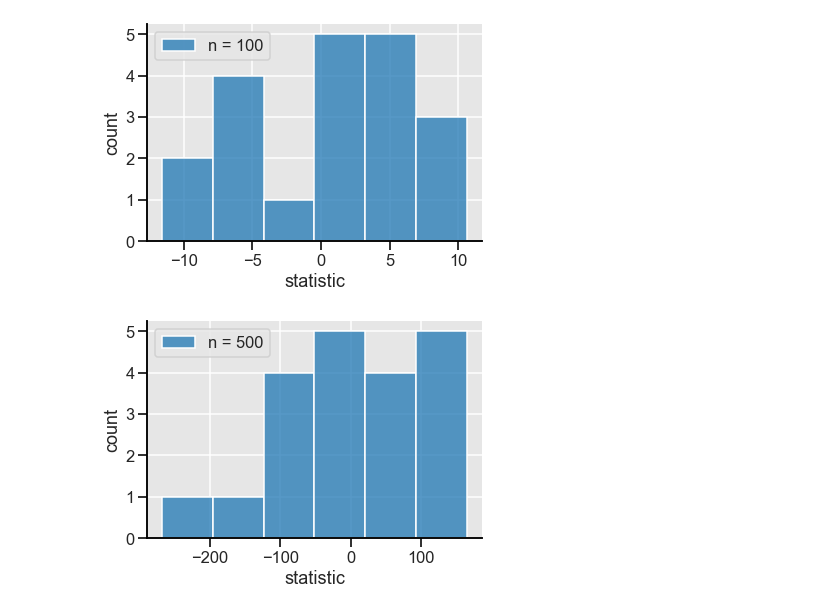
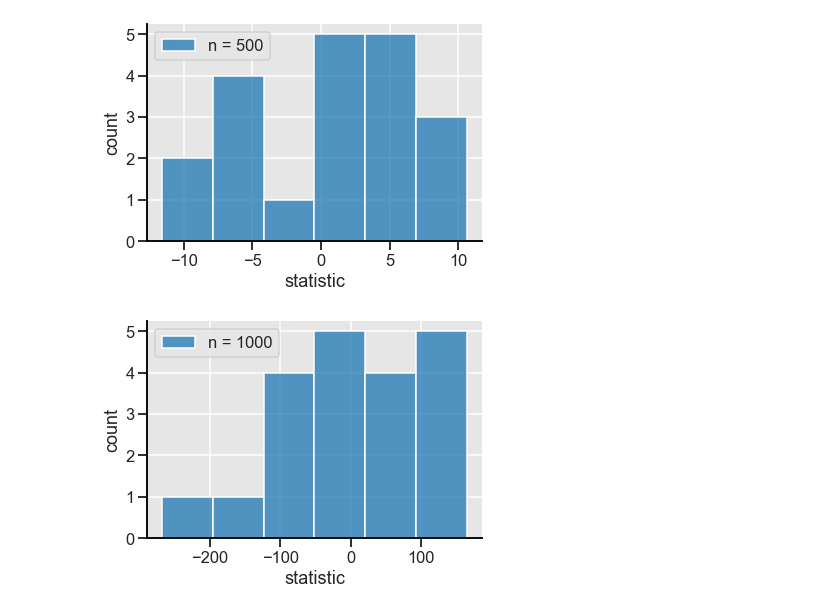
Before and after one commit to louishu17/tree_color_coding_task, a Jupyter notebook: Jupyter Vizualizations/fascia_viz.ipynb, the cells around one changed output. Drawn from its saved outputs; the diff is of its cells as text; code cells hidden in the pictures.

```diff
--- a/Jupyter Vizualizations/fascia_viz.ipynb
+++ b/Jupyter Vizualizations/fascia_viz.ipynb
@@ -73,31 +73,31 @@ sns.despine(right = True, top=True)
 # %%
 # A vizualization to show changing error for simulation 1
 # m = 20, t = 100 color iterations, p = 0.01 n = 500
 output = pd.DataFrame([-4.533549e+001
 , 5.158483e+001
 , -1.543742e+002
 , -4.718890e+001
 , 1.503145e+001
 , -8.991785e+001
 , -7.719870e+001
 , 8.418680e+001
 , 1.018849e+002
 , -9.715608e+001
 , 1.296307e+001
 , 4.811054e+001
 , -2.673011e+002
 , 4.410260e+001
 , 9.282396e+001
 , 1.507292e+002
 , 1.646382e+002
 , -3.472727e+001
 , 1.387799e+002
 , -7.542310e+001], columns={'output'})
 
-sns.histplot(output, color='blue', label="n = 500").set(xlabel = 'statistic', ylabel = 'count')
+sns.histplot(output, color='blue', label="n = 1000").set(xlabel = 'statistic', ylabel = 'count')
 plt.legend()
 sns.set_style("darkgrid", {'ytick.left' : True, 'xtick.bottom': True, 'axes.spines.left': True, 'grid.color': '1', 'axes.edgecolor': '0', 'axes.spines.right': False, "axes.facecolor": ".9"})
 sns.set_context("talk")
 sns.despine(right = True, top=True)
 # %% [output]
-[figure, old version]
+[figure, new version]
```
Also changed, not shown: parts of 1 cell of this notebook.
